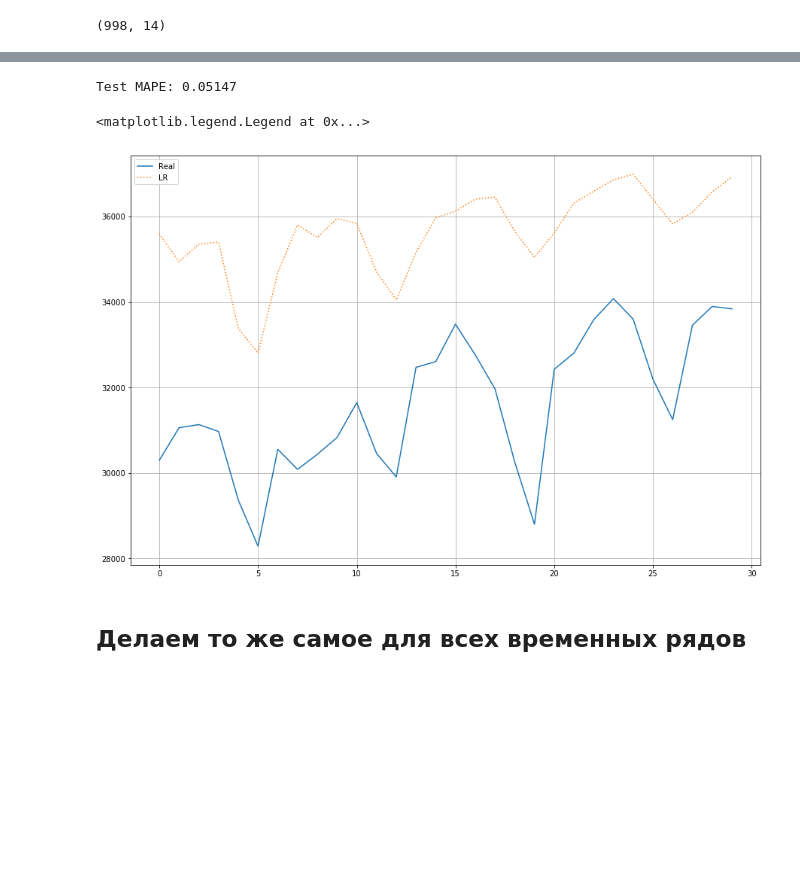
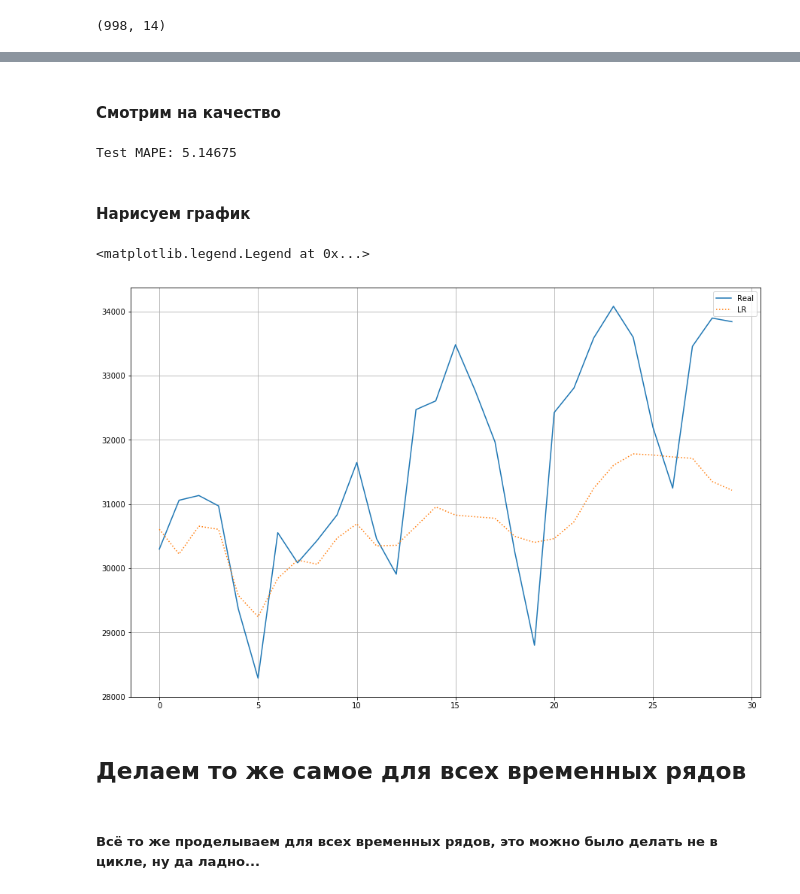
Before and after one commit to egdeliya/ml_mipt_2017, a Jupyter notebook: ml-mipt-part2/Contest_energy_cons/Nurgalieva_496_task3.ipynb, the cells around one changed output, grey strips where cells are left out. Cells and saved outputs as stored; diff of their text form; code cells hidden in the pictures; blank space fills up the shorter version.

```diff
--- a/ml-mipt-part2/Contest_energy_cons/Nurgalieva_496_task3.ipynb
+++ b/ml-mipt-part2/Contest_energy_cons/Nurgalieva_496_task3.ipynb
@@ -173,0 +221,3 @@ cur_ts.tail()
+# %%
+train_X, train_y = train[:, :-1], train[:, -1:]
+test_X, test_y = test[:, :-1], test[:, -1]
@@ -174,2 +274,5 @@ cur_ts.tail()
+# %%
+cur_ts = data.loc[data.tsID == 4]
+cur_ts = cur_ts[['ACTUAL', 'Temp']][:-30]
 # %%
 from sklearn.preprocessing import MinMaxScaler
@@ -286,10 +278,0 @@ lr_yhat.shape
-# %%
-# invert scaling for forecast
-# lr_inv_yhat = np.concatenate((lr_yhat,
-#                               np.zeros((len(lr_yhat), 1))), axis=1)
-# print(lr_inv_yhat.shape)
-# print(scaler.min_)
-lr_inv_yhat = np.concatenate((lr_yhat,
-                              np.zeros((len(lr_yhat), 1))), axis=1)
-lr_inv_yhat = scaler.inverse_transform(lr_inv_yhat)
-lr_inv_yhat = lr_inv_yhat[:,0]
@@ -423,20 +348,24 @@ inv_y = inv_y[:,0]
+# %% [markdown]
+#### Смотрим на качество
 # %%
-test_y2 = cur_ts['ACTUAL'][-30:]
+test_y = cur_ts['ACTUAL'][-30:]
 # %%
-mape = MAPE(y_pred, np.array(test_y2))
+mape = MAPE(y_pred, np.array(test_y))
 
 print('Test MAPE: %.5f' % (mape))
 # %% [output]
-Test MAPE: 0.05147
+Test MAPE: 5.14675
+# %% [markdown]
+#### Нарисуем график
 # %%
 plt.figure(figsize=(15,10))
-plt.plot(np.array(test_y2), label='Real')
+plt.plot(np.array(test_y), label='Real')
 plt.plot(y_pred, ':', label='LR')
 plt.grid()
 plt.legend()
 # %% [output]
 <matplotlib.legend.Legend at 0x...>
-[figure, old version]
+[figure, new version]
 # %% [markdown]
 ## Делаем то же самое для всех временных рядов
 # %%
@@ -480,6 +401,8 @@ def get_prediction(train_X, train_y, test_y, scaler, n_days=30):
     return y_pred
 # %%
 res_table = pd.DataFrame()
+# %% [markdown]
+##### Всё то же проделываем для всех временных рядов, это можно было делать не в цикле, ну да ладно...
 # %%
 %%time
 for ts_id in tsID:
```
Also changed, not shown: parts of 122 cells of this notebook, 4 other files.
